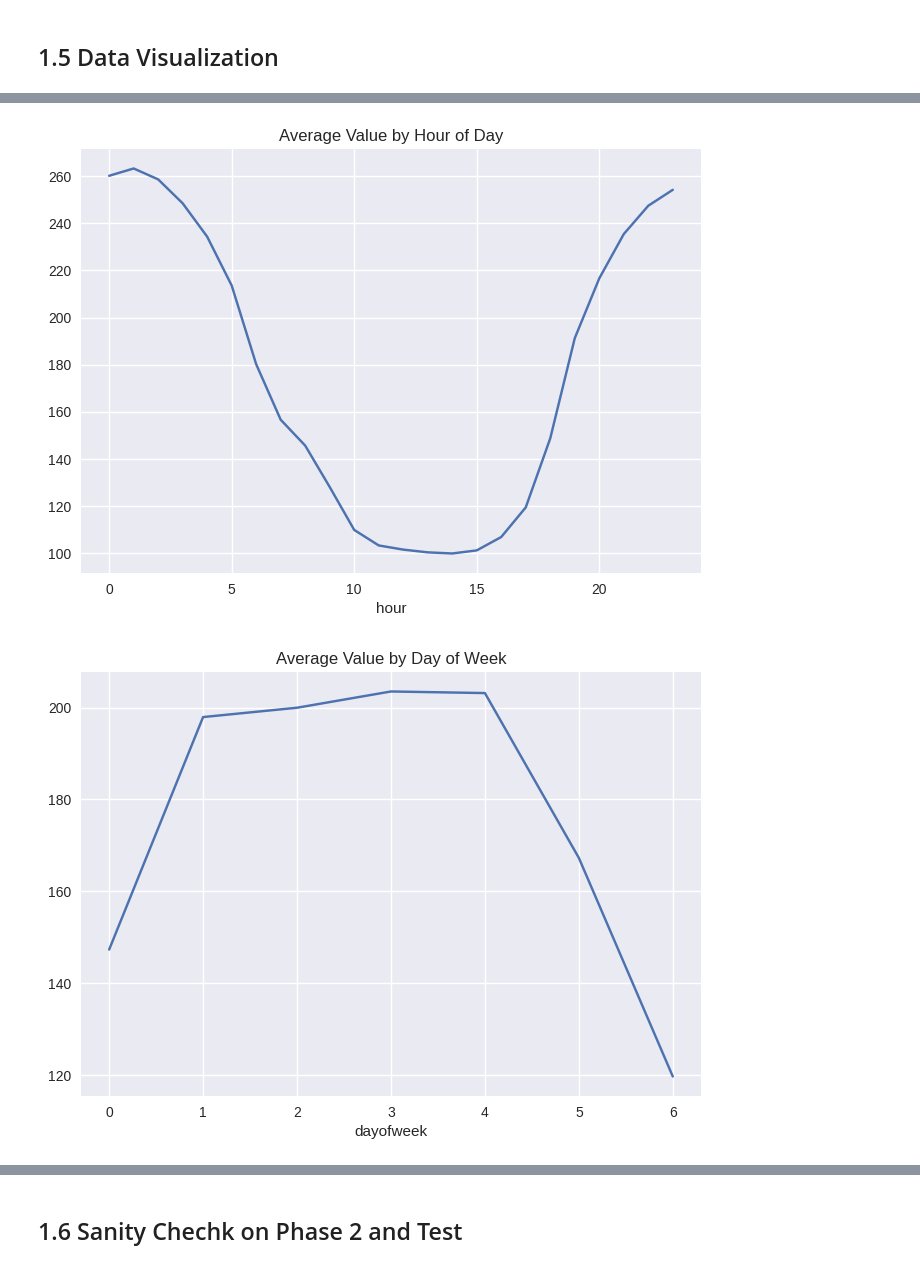
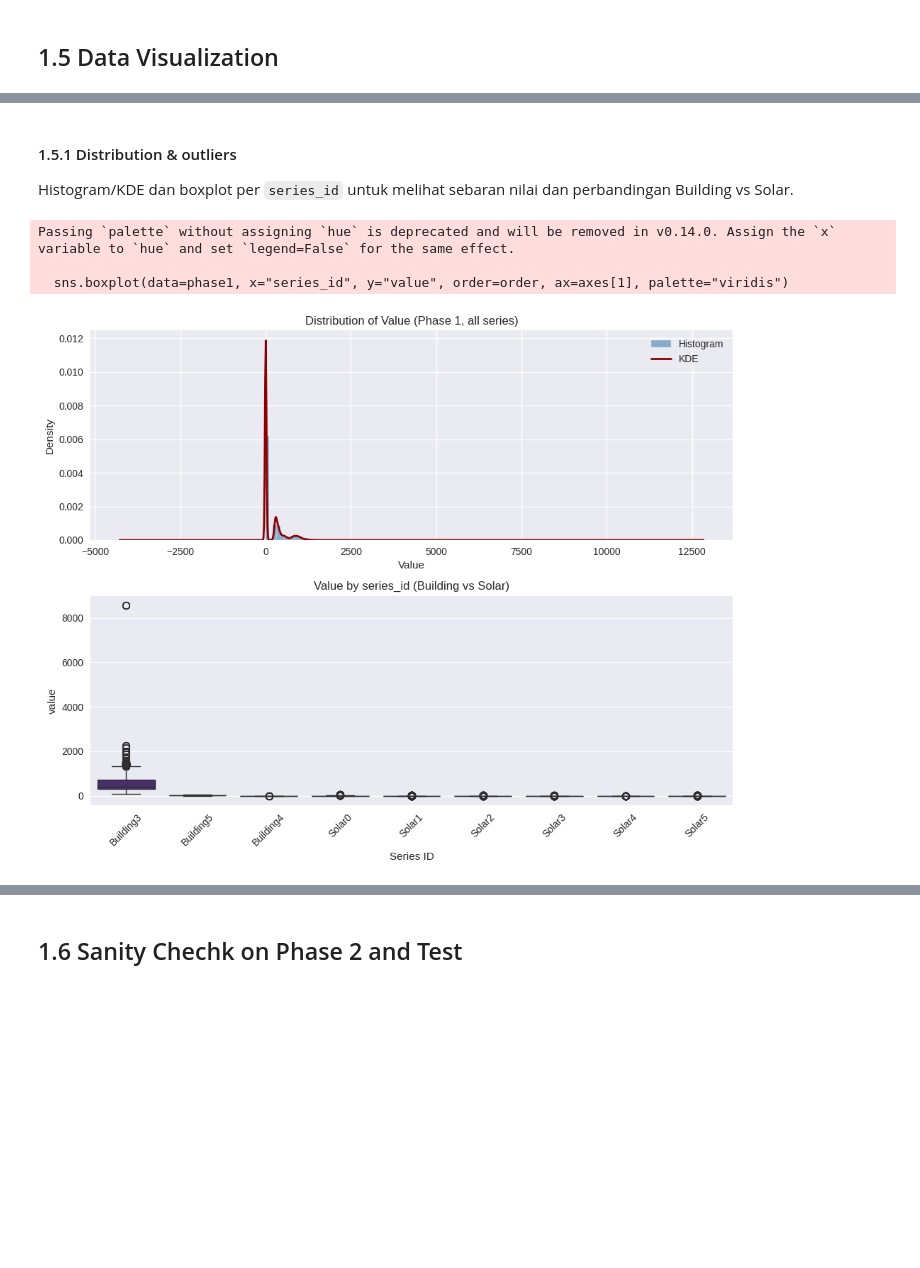
Before and after one commit to giomaureksa/ieee-renewable-energy-forecasting, a Jupyter notebook: notebooks/01_eda.ipynb, the cells around one changed output, grey strips where cells are left out. Saved outputs shown, nothing was run; the diff lists cells and outputs as text; code cells hidden in the pictures; blank space fills up the shorter version.

```diff
--- a/notebooks/01_eda.ipynb
+++ b/notebooks/01_eda.ipynb
@@ -145,16 +125,28 @@ plt.show()
-# %%
-phase1["hour"] = phase1["timestamp"].dt.hour
-phase1["dayofweek"] = phase1["timestamp"].dt.dayofweek
-
-phase1.groupby("hour")["value"].mean().plot(
-    title="Average Value by Hour of Day"
-)
-plt.show()
-
-phase1.groupby("dayofweek")["value"].mean().plot(
-    title="Average Value by Day of Week"
-)
-plt.show()
-# %% [output]
-[figure, removed]
-[figure, removed]
+# %% [markdown]
+#### 1.5.1 Distribution & outliers
+Histogram/KDE dan boxplot per `series_id` untuk melihat sebaran nilai dan perbandingan Building vs Solar.
+# %%
+# Distribution of value (overall and per series)
+fig, axes = plt.subplots(2, 1, figsize=(10, 8))
+
+# Overall histogram + KDE
+phase1["value"].hist(bins=80, ax=axes[0], density=True, alpha=0.6, label="Histogram", color="steelblue", edgecolor="white")
+phase1["value"].plot.kde(ax=axes[0], color="darkred", linewidth=2, label="KDE")
+axes[0].set_title("Distribution of Value (Phase 1, all series)")
+axes[0].set_xlabel("Value")
+axes[0].legend()
+
+# Boxplot per series_id
+order = phase1.groupby("series_id")["value"].median().sort_values(ascending=False).index
+sns.boxplot(data=phase1, x="series_id", y="value", order=order, ax=axes[1], palette="viridis")
+axes[1].set_title("Value by series_id (Building vs Solar)")
+axes[1].set_xlabel("Series ID")
+axes[1].tick_params(axis="x", rotation=45)
+plt.tight_layout()
+plt.savefig("../results/figures/eda/distribution_value.png", dpi=150, bbox_inches="tight")
+plt.show()
+# %% [output]
+Passing `palette` without assigning `hue` is deprecated and will be removed in v0.14.0. Assign the `x` variable to `hue` and set `legend=False` for the same effect.
+
+  sns.boxplot(data=phase1, x="series_id", y="value", order=order, ax=axes[1], palette="viridis")
+[figure, added]
```
Also changed, not shown: parts of 10 cells of this notebook, 13 other files.
